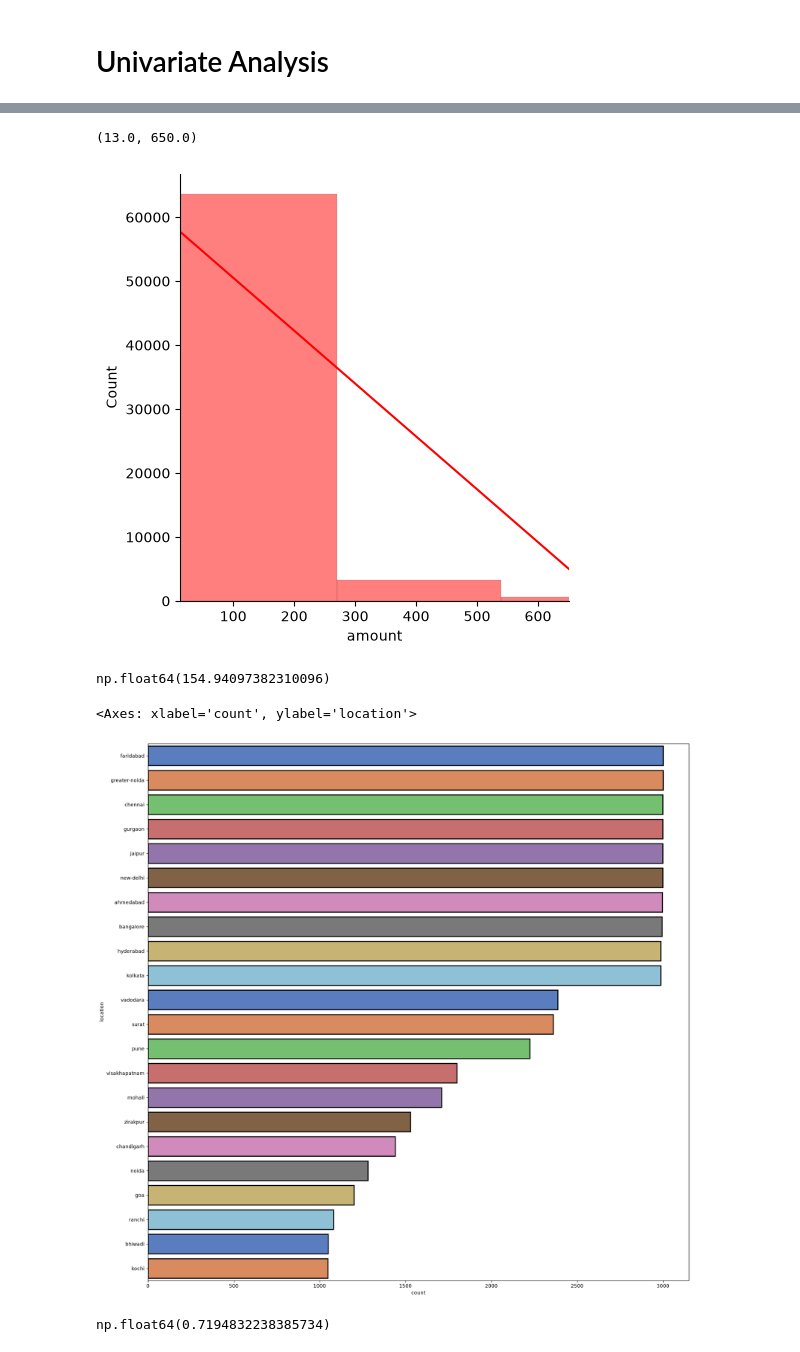
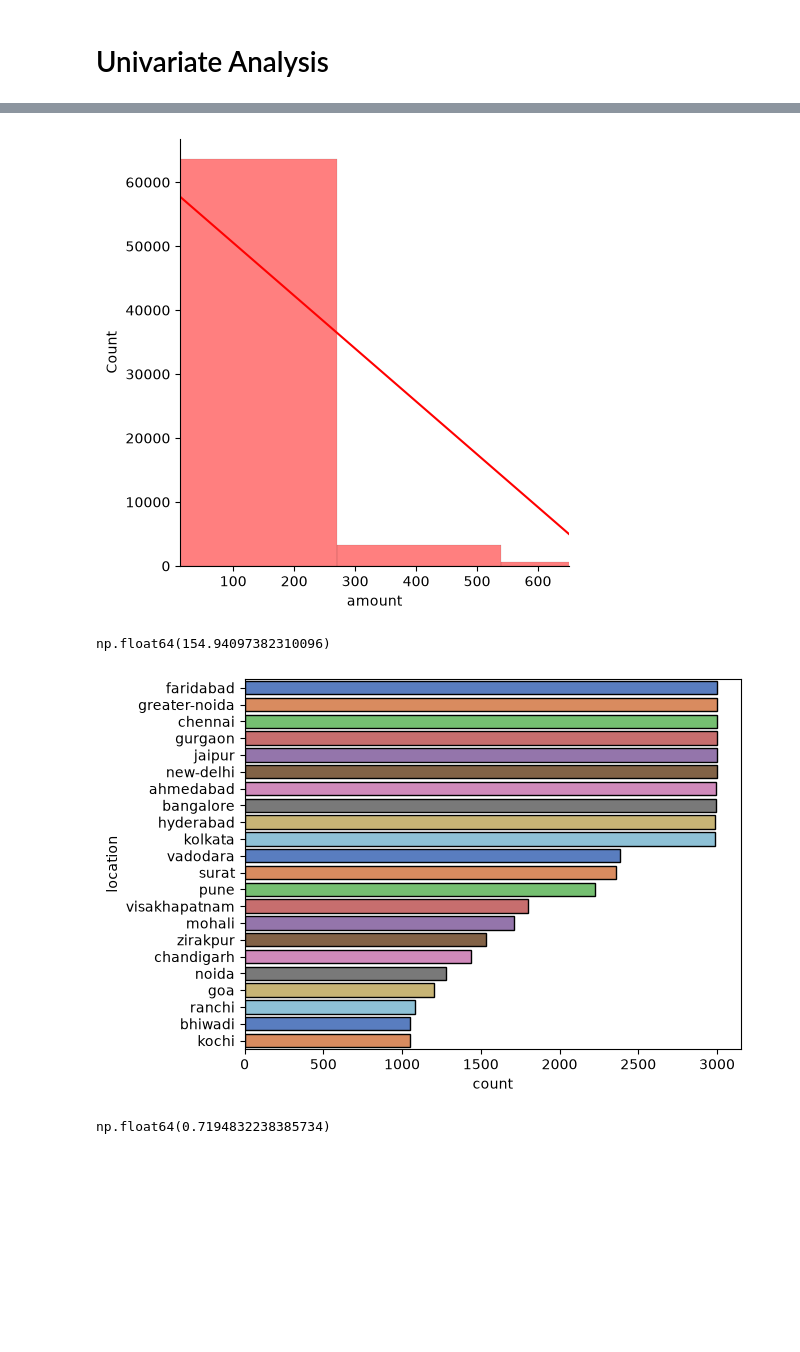
Before and after one commit to TalhaEjaz19040/house_price_prediction, a Jupyter notebook: notebooks/eda.ipynb, the cells around one changed output, grey strips where cells are left out. Saved outputs shown, nothing was run; the diff lists cells and outputs as text; code cells hidden in the pictures; blank space fills up the shorter version.

```diff
--- a/notebooks/eda.ipynb
+++ b/notebooks/eda.ipynb
@@ -5,6 +5,7 @@ import seaborn as sns
 # %%
 house_prices = pd.read_csv('../datasets/house_prices_cleaned.zip')
 house_copy = house_prices.copy()
+house_copy.drop('Unnamed: 0', axis= 'columns', inplace= True)
 # %%
 house_copy.describe()
 # %% [output]
@@ -21,0 +42,4 @@ house_copy.describe()
+# %%
+def bar_h(df, y, threshold, palette, edgecolor, linewidth):
+    df = df[df['count'] >= threshold]
+    sns.barplot(data= df, x= 'count', y= y, hue= y, palette= palette, edgecolor= edgecolor, linewidth= linewidth)
@@ -26,21 +52,15 @@ sns.catplot(data= house_copy, y= 'amount', kind= 'box')
 [figure]
 # %%
-sns.displot(data= house_copy, x= 'amount', kind= 'hist', kde= True, fill= True, color= 'red')
-plt.xlim(house_copy['amount'].quantile(0.01), house_copy['amount'].quantile(0.99))
+uni_hist('amount', 'red')
 # %% [output]
-(13.0, 650.0)
 [figure]
 # %%
 house_copy['amount'].skew()
 # %% [output]
 np.float64(154.94097382310096)
 # %%
-fig, ax = plt.subplots(figsize= (20, 20))
-s = house_copy['location'].value_counts().reset_index()
-s['location'] = s['location'].astype('str')
-s = s[s['count'] >= 1000]
-sns.barplot(data= s, x= 'count', y= 'location', hue= 'location',  ax= ax, palette= 'muted', edgecolor= 'black', linewidth= 2)
+location_count = house_copy['location'].value_counts().reset_index()
+bar_h(location_count, 'location', 1000, 'muted', 'black', 1)
 # %% [output]
-<Axes: xlabel='count', ylabel='location'>
-[figure, old version]
+[figure, new version]
 # %%
```
Also changed, not shown: parts of 14 cells of this notebook.
